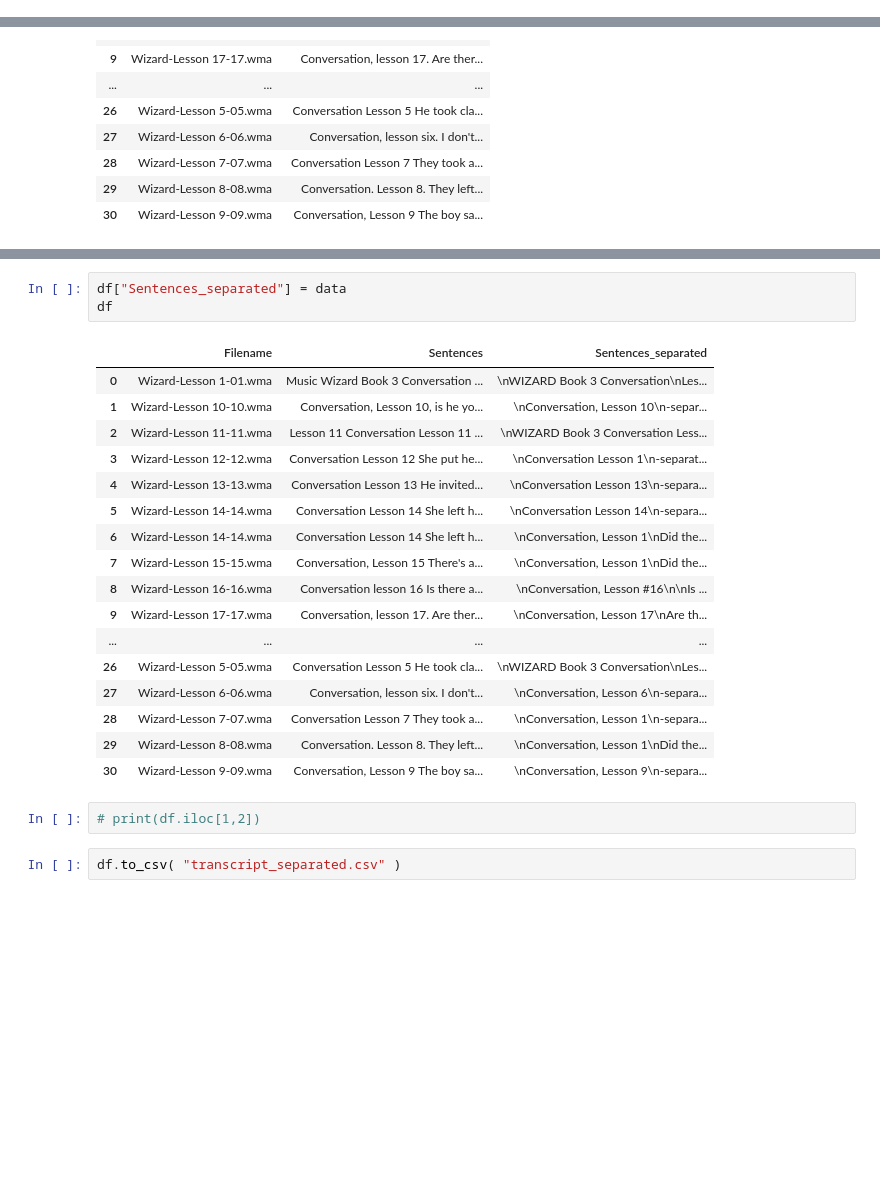
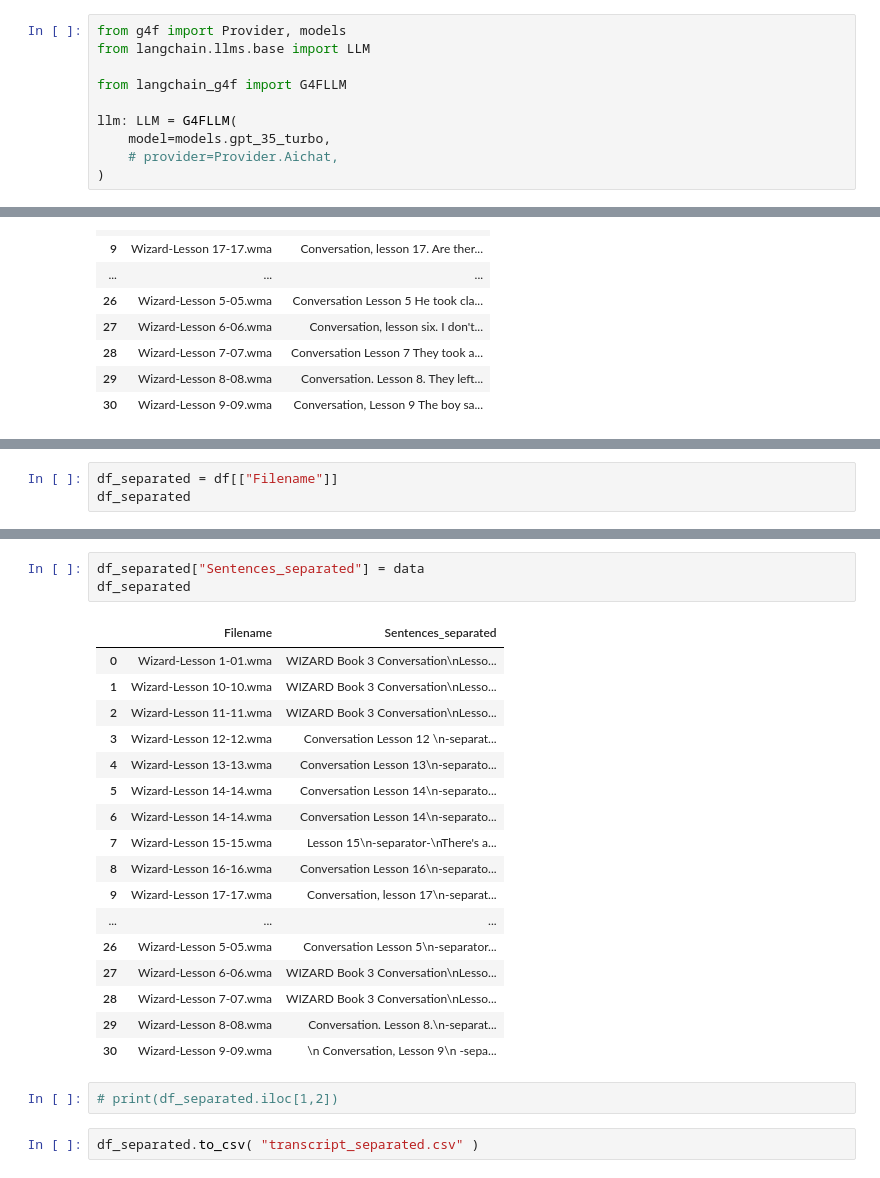
Before and after one commit to rhuanbarros/llm-english-study-audio-sentece-creator, a Jupyter notebook: 2_separate_senteces_batch.ipynb, the cells around one changed output, grey strips where cells are left out. Drawn from its saved outputs; the diff is of its cells as text; blank space fills up the shorter version.

Commit message:
separation ok

```diff
--- a/2_separate_senteces_batch.ipynb
+++ b/2_separate_senteces_batch.ipynb
@@ -12,3 +12,13 @@ llm = Ollama(
+# %%
+from g4f import Provider, models
+from langchain.llms.base import LLM
+
+from langchain_g4f import G4FLLM
+
+llm: LLM = G4FLLM(
+    model=models.gpt_35_turbo,
+    # provider=Provider.Aichat,
+)
 # %%
 from langchain.prompts import PromptTemplate
 
@@ -137,0 +148,3 @@ data
+# %%
+df_separated = df[["Filename"]]
+df_separated
@@ -138,25 +169,25 @@ data
 # %%
-df["Sentences_separated"] = data
-df
+df_separated["Sentences_separated"] = data
+df_separated
 # %% [output]
-|  | Filename | Sentences | Sentences_separated |
-| 0 | Wizard-Lesson 1-01.wma | Music Wizard Book 3 Conversation ... | \nWIZARD Book 3 Conversation\nLes... |
-| 1 | Wizard-Lesson 10-10.wma | Conversation, Lesson 10, is he yo... | \nConversation, Lesson 10\n-separ... |
-| 2 | Wizard-Lesson 11-11.wma | Lesson 11 Conversation Lesson 11 ... | \nWIZARD Book 3 Conversation Less... |
-| 3 | Wizard-Lesson 12-12.wma | Conversation Lesson 12 She put he... | \nConversation Lesson 1\n-separat... |
-| 4 | Wizard-Lesson 13-13.wma | Conversation Lesson 13 He invited... | \nConversation Lesson 13\n-separa... |
-| 5 | Wizard-Lesson 14-14.wma | Conversation Lesson 14 She left h... | \nConversation Lesson 14\n-separa... |
-| 6 | Wizard-Lesson 14-14.wma | Conversation Lesson 14 She left h... | \nConversation, Lesson 1\nDid the... |
-| 7 | Wizard-Lesson 15-15.wma | Conversation, Lesson 15 There's a... | \nConversation, Lesson 1\nDid the... |
-| 8 | Wizard-Lesson 16-16.wma | Conversation lesson 16 Is there a... | \nConversation, Lesson #16\n\nIs ... |
-| 9 | Wizard-Lesson 17-17.wma | Conversation, lesson 17. Are ther... | \nConversation, Lesson 17\nAre th... |
-| ... | ... | ... | ... |
-| 26 | Wizard-Lesson 5-05.wma | Conversation Lesson 5 He took cla... | \nWIZARD Book 3 Conversation\nLes... |
-| 27 | Wizard-Lesson 6-06.wma | Conversation, lesson six. I don't... | \nConversation, Lesson 6\n-separa... |
-| 28 | Wizard-Lesson 7-07.wma | Conversation Lesson 7 They took a... | \nConversation, Lesson 1\n-separa... |
-| 29 | Wizard-Lesson 8-08.wma | Conversation. Lesson 8. They left... | \nConversation, Lesson 1\nDid the... |
-| 30 | Wizard-Lesson 9-09.wma | Conversation, Lesson 9 The boy sa... | \nConversation, Lesson 9\n-separa... |
+|  | Filename | Sentences_separated |
+| 0 | Wizard-Lesson 1-01.wma | WIZARD Book 3 Conversation\nLesso... |
+| 1 | Wizard-Lesson 10-10.wma | WIZARD Book 3 Conversation\nLesso... |
+| 2 | Wizard-Lesson 11-11.wma | WIZARD Book 3 Conversation\nLesso... |
+| 3 | Wizard-Lesson 12-12.wma | Conversation Lesson 12 \n-separat... |
+| 4 | Wizard-Lesson 13-13.wma | Conversation Lesson 13\n-separato... |
+| 5 | Wizard-Lesson 14-14.wma | Conversation Lesson 14\n-separato... |
+| 6 | Wizard-Lesson 14-14.wma | Conversation Lesson 14\n-separato... |
+| 7 | Wizard-Lesson 15-15.wma | Lesson 15\n-separator-\nThere's a... |
+| 8 | Wizard-Lesson 16-16.wma | Conversation Lesson 16\n-separato... |
+| 9 | Wizard-Lesson 17-17.wma | Conversation, lesson 17\n-separat... |
+| ... | ... | ... |
+| 26 | Wizard-Lesson 5-05.wma | Conversation Lesson 5\n-separator... |
+| 27 | Wizard-Lesson 6-06.wma | WIZARD Book 3 Conversation\nLesso... |
+| 28 | Wizard-Lesson 7-07.wma | WIZARD Book 3 Conversation\nLesso... |
+| 29 | Wizard-Lesson 8-08.wma | Conversation. Lesson 8.\n-separat... |
+| 30 | Wizard-Lesson 9-09.wma | \n Conversation, Lesson 9\n -sepa... |
 # %%
-# print(df.iloc[1,2])
+# print(df_separated.iloc[1,2])
 # %%
-df.to_csv( "transcript_separated.csv" )
+df_separated.to_csv( "transcript_separated.csv" )
```
Also changed, not shown: parts of 4 cells of this notebook, 1 other file.
